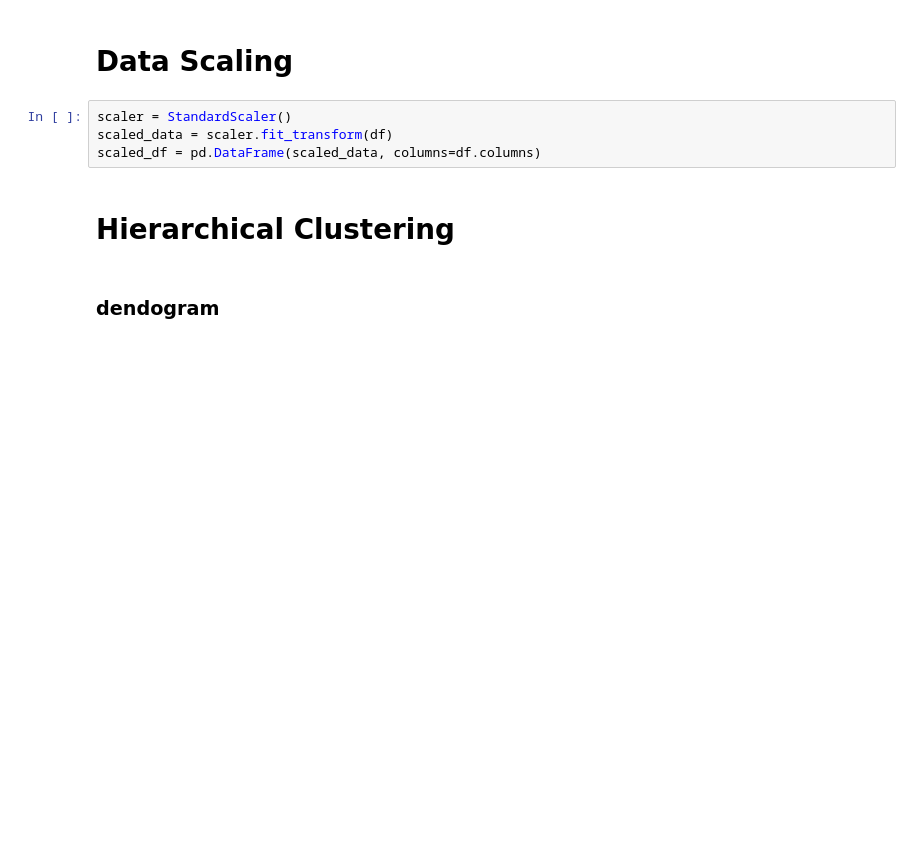
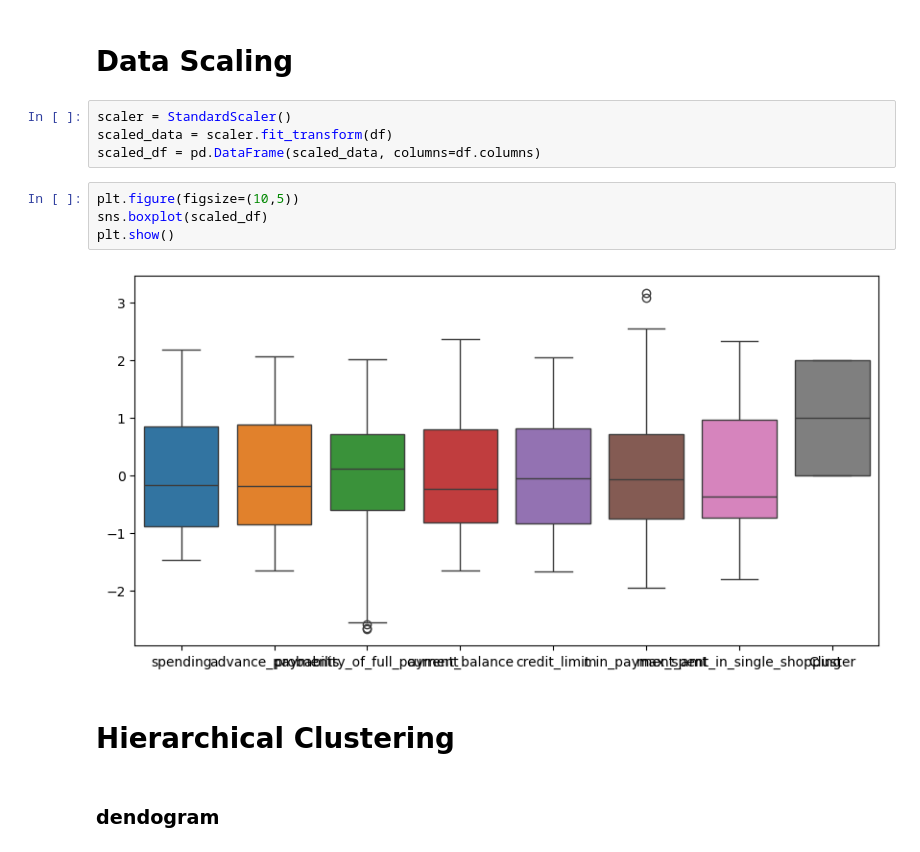
Before and after one commit to Vijay6923/election_project, a Jupyter notebook: bank_marketing/bank_marketing.ipynb, the cells around one changed output. Cells and saved outputs as stored; diff of their text form; blank space fills up the shorter version.

```diff
--- a/bank_marketing/bank_marketing.ipynb
+++ b/bank_marketing/bank_marketing.ipynb
@@ -106,6 +120,12 @@ plt.show()
 scaler = StandardScaler()
 scaled_data = scaler.fit_transform(df)
 scaled_df = pd.DataFrame(scaled_data, columns=df.columns)
+# %%
+plt.figure(figsize=(10,5))
+sns.boxplot(scaled_df)
+plt.show()
+# %% [output]
+[figure, added]
 # %% [markdown]
 # Hierarchical Clustering
 # %% [markdown]
```
Also changed, not shown: parts of 2 cells of this notebook, 3 other files.
